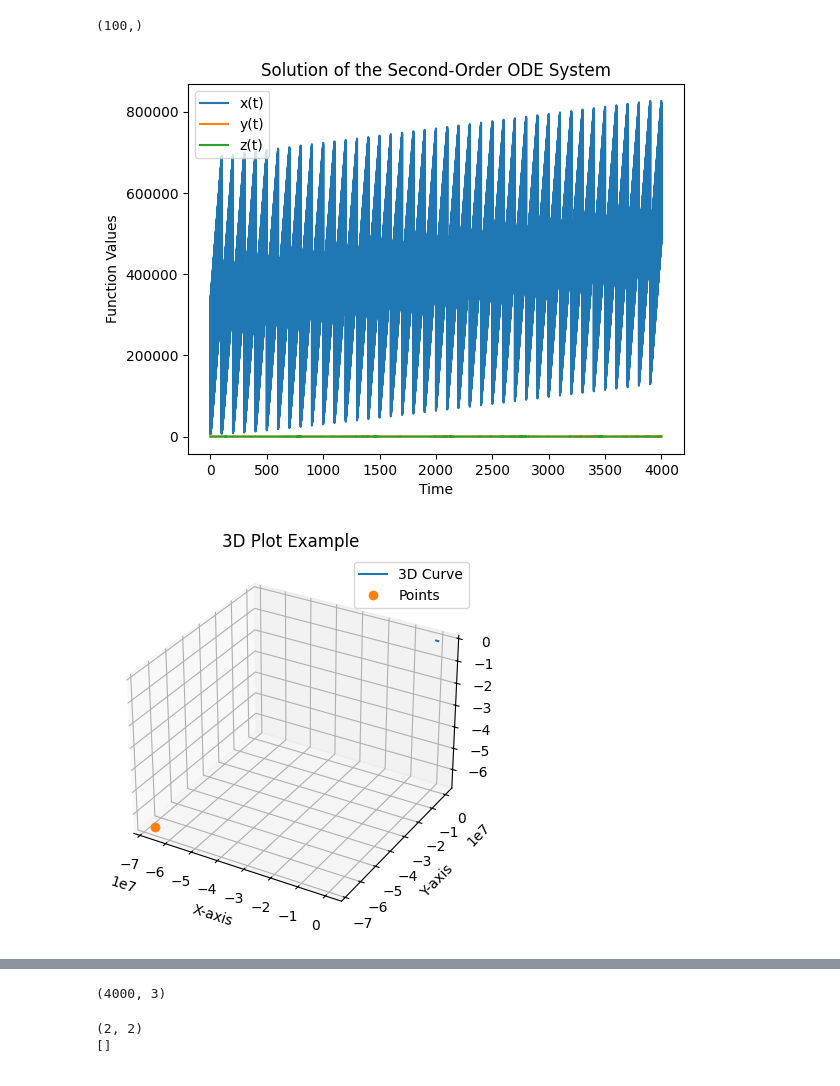
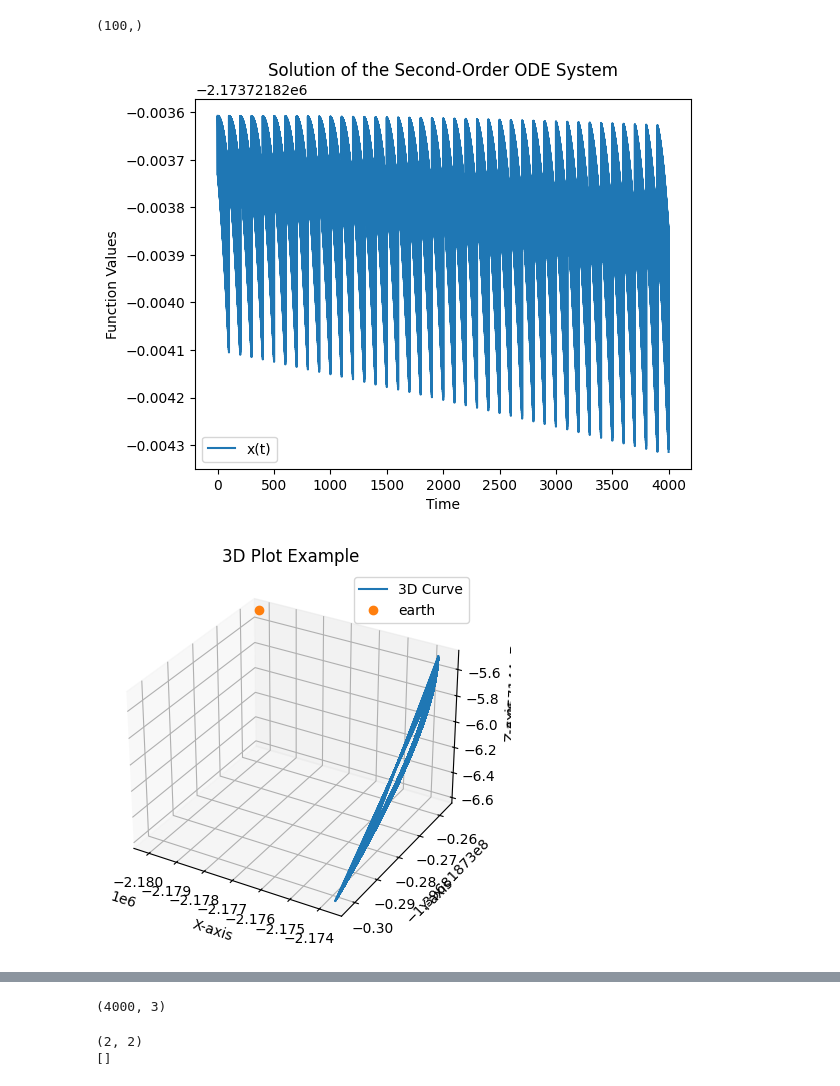
Before and after one commit to meshiblum/spiceypy_meshi_new, a Jupyter notebook: find_traj.ipynb, the cells around one changed output, grey strips where cells are left out. Drawn from its saved outputs; the diff is of its cells as text; code cells hidden in the pictures.

```diff
--- a/find_traj.ipynb
+++ b/find_traj.ipynb
@@ -160,7 +160,7 @@ for i in range(len(time)-1):
     r_moon_earth = positions[i]
 
     if i == 0:
-        initial_state = np.array([6371, 0, 0, 0, 0, -0.47])  # x(0) = 1, dx/dt(0) = 0, y(0) = 2, dy/dt(0) = 0 ...
+        initial_state = np.array([6371+earth_positions[0,0], 0, earth_positions[0,1], 0, earth_positions[0,2], -0.47])  # x(0) = 1, dx/dt(0) = 0, y(0) = 2, dy/dt(0) = 0 ... [km/s]
     else:
         initial_state = (x[i],dx[i],y[i],dy[i],z[i],dz[i]) # the previous solution
 
@@ -177,8 +177,8 @@ for i in range(len(time)-1):
 
 # Plot the solutions for x and y
 plt.plot(t, x, label='x(t)')
-plt.plot(t,y, label='y(t)')
-plt.plot(t,z, label='z(t)')
+#plt.plot(t,y, label='y(t)')
+#plt.plot(t,z, label='z(t)')
 plt.title('Solution of the Second-Order ODE System')
 plt.xlabel('Time')
 plt.ylabel('Function Values')
@@ -186,34 +186,37 @@ plt.legend()
 plt.show()
 
 xpoints = np.array([np.mean(moon_positions[:,0],axis=0), np.mean(earth_positions[:,0],axis=0)]) # moon then earth
 ypoints = np.array([np.mean(moon_positions[:,1],axis=0), np.mean(earth_positions[:,1],axis=0)]) # moon then earth
 zpoints = np.array([np.mean(moon_positions[:,2],axis=0), np.mean(earth_positions[:,2],axis=0)]) # moon then earth
 
 fig = plt.figure()
 ax = fig.add_subplot(111, projection='3d')
 ax.plot(x,y,z, label='3D Curve')
-ax.plot(xpoints, ypoints, zpoints, 'o', label='Points')
+#ax.plot(xpoints, ypoints, zpoints, 'o', label='Earth')
+ax.plot(earth_positions[0,0], earth_positions[0,1], earth_positions[0,2],'o',label='earth')
 ax.set_xlabel('X-axis')
 ax.set_ylabel('Y-axis')
 ax.set_zlabel('Z-axis')
 ax.set_title('3D Plot Example')
 ax.legend()
 plt.show()
 
 
 fig = plt.figure()
 ax = fig.add_subplot(111, projection='3d')
 ax.plot(x,y,z, label='3D Curve')
-ax.plot(earth_positions[:,0], earth_positions[:,1], earth_positions[:,2], 'o', label='Points')
+ax.plot(earth_positions[:,0], earth_positions[:,1], earth_positions[:,2], 'o', label='earth Points')
+ax.plot(moon_positions[:,0], moon_positions[:,1], moon_positions[:,2], '.', label='moon Points')
+ax.plot(xpoints, ypoints, zpoints, 'o', label='Points mean')
 ax.set_xlabel('X-axis')
 ax.set_ylabel('Y-axis')
 ax.set_zlabel('Z-axis')
 ax.set_title('3D Plot Example')
 ax.legend()
 plt.show()
 
 
 print(earth_positions.shape)
 # %% [output]
-[figure, old version]
+[figure, new version]
-[figure, old version]
+[figure, new version]
```
Also changed, not shown: parts of 1 cell of this notebook.
